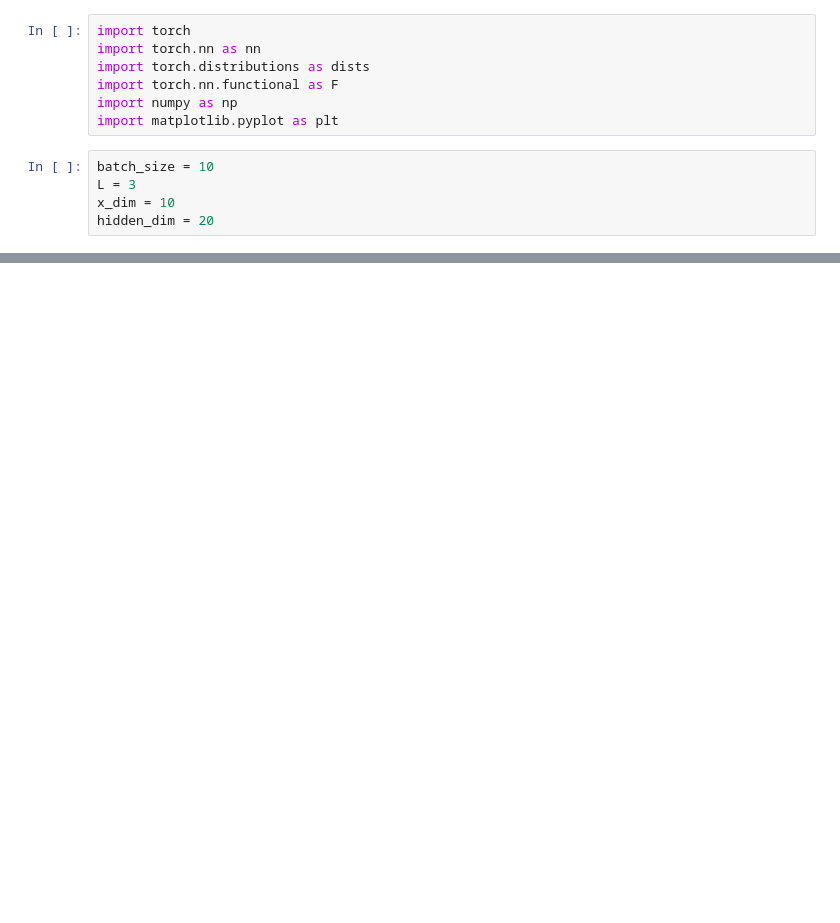
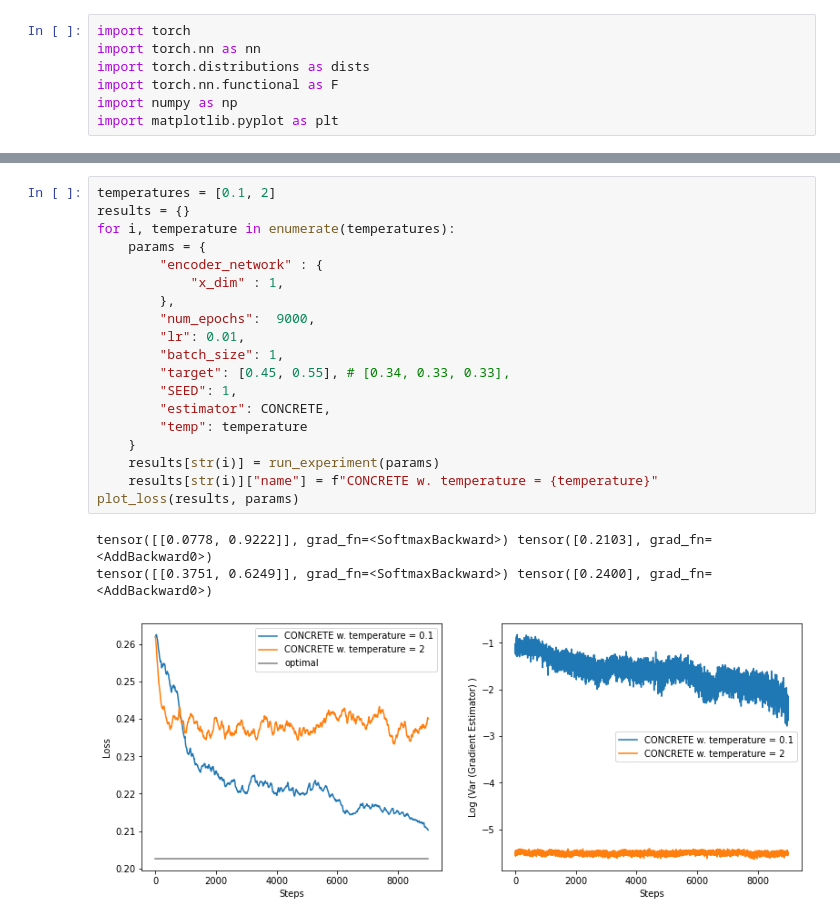
Before and after one commit to borea17/StrImaDec, a Jupyter notebook: Untitled.ipynb, the cells around one changed output, grey strips where cells are left out. Cells and saved outputs as stored; diff of their text form; blank space fills up the shorter version.

```diff
--- a/Untitled.ipynb
+++ b/Untitled.ipynb
@@ -5,8 +5,3 @@ import torch.distributions as dists
 import torch.nn.functional as F
 import numpy as np
 import matplotlib.pyplot as plt
-# %%
-batch_size = 10
-L = 3
-x_dim = 10
-hidden_dim = 20
@@ -47,3 +214,26 @@ def NVIL(probs, sampled_class, loss, **kwargs):
+# %%
+temperatures = [0.1, 2]
+results = {}
+for i, temperature in enumerate(temperatures):
+    params = {
+        "encoder_network" : {
+            "x_dim" : 1,
+        },
+        "num_epochs":  9000,
+        "lr": 0.01,
+        "batch_size": 1,
+        "target": [0.45, 0.55], # [0.34, 0.33, 0.33],
+        "SEED": 1,
+        "estimator": CONCRETE,
+        "temp": temperature
+    }
+    results[str(i)] = run_experiment(params)
+    results[str(i)]["name"] = f"CONCRETE w. temperature = {temperature}"
+plot_loss(results, params)
+# %% [output]
+tensor([[0.0778, 0.9222]], grad_fn=<SoftmaxBackward>) tensor([0.2103], grad_fn=<AddBackward0>)
+tensor([[0.3751, 0.6249]], grad_fn=<SoftmaxBackward>) tensor([0.2400], grad_fn=<AddBackward0>)
+[figure, added]
 # %%
 def run_experiment(params):
     torch.manual_seed(params["SEED"])
```
Also changed, not shown: parts of 9 cells of this notebook.
